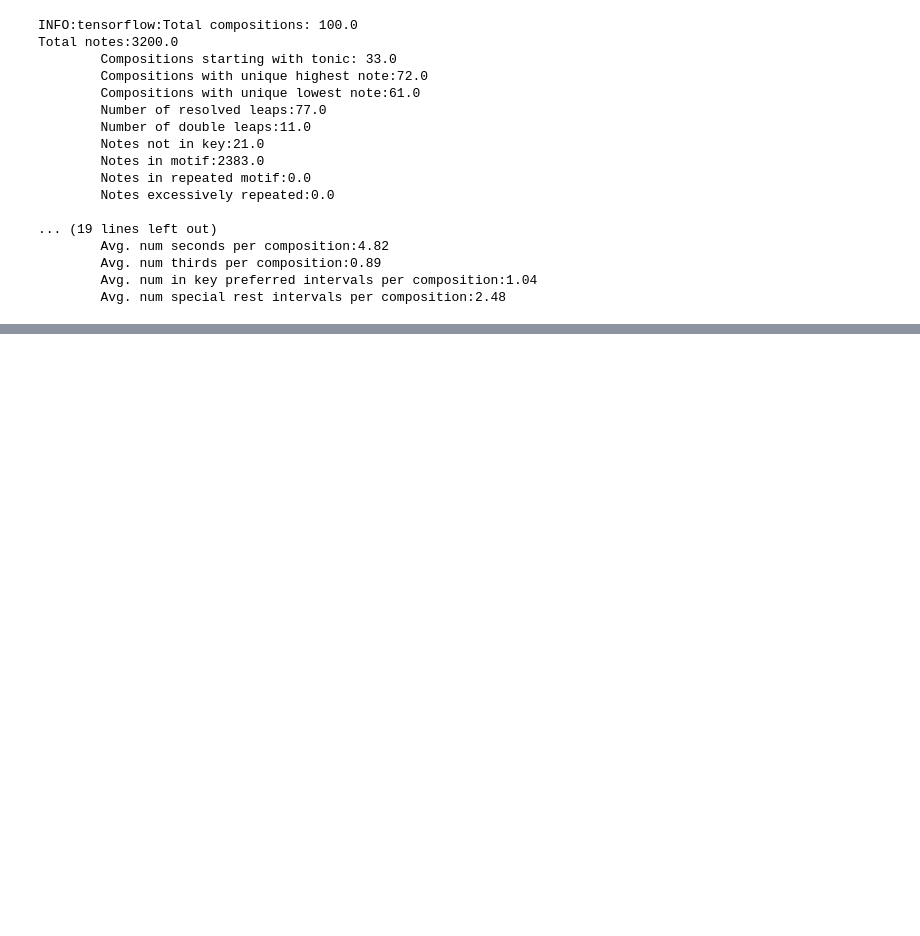
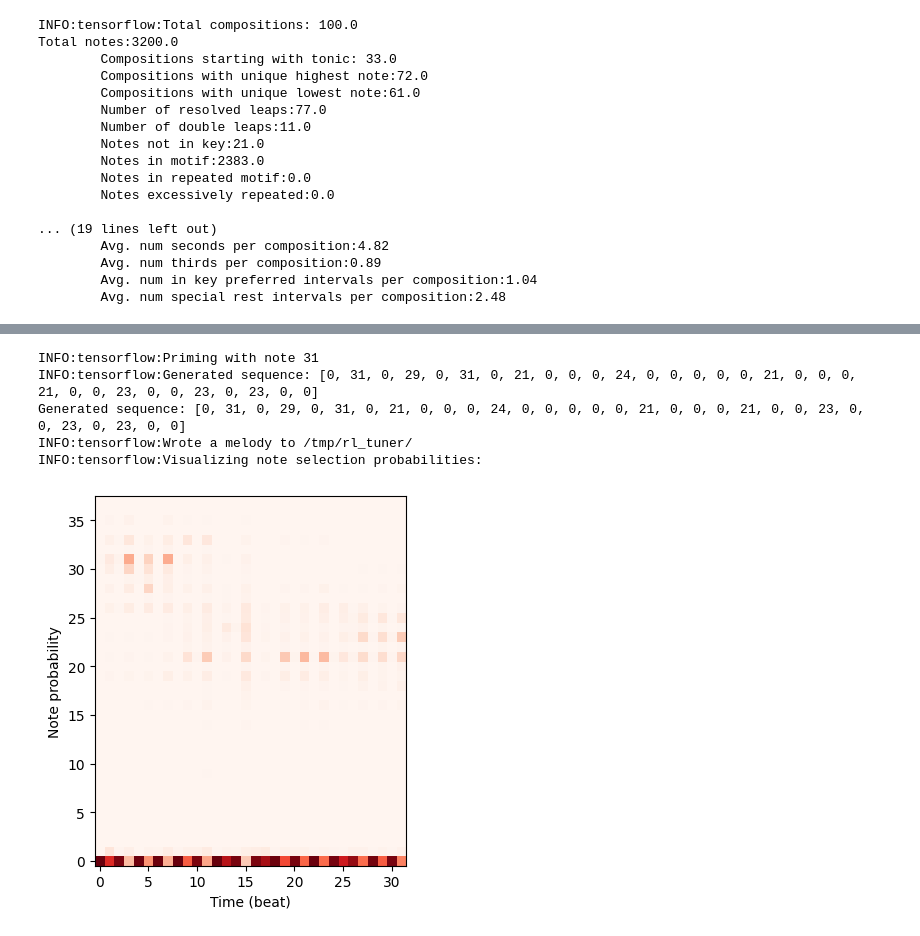
Before and after one commit to xxArchitect/music-generation-deep-RL, a Jupyter notebook: RL_Tuner.ipynb, the cells around one changed output, grey strips where cells are left out. Saved outputs shown, nothing was run; the diff lists cells and outputs as text; code cells hidden in the pictures; blank space fills up the shorter version.

```diff
--- a/RL_Tuner.ipynb
+++ b/RL_Tuner.ipynb
@@ -454,0 +448,14 @@ Total notes:3200.0
+# %%
+cs_rl_net = rl_tuner_new_rew.ContourSmoothnessTuner(output_dir=output_dir,
+                                                    midi_primer=midi_primer,
+                                                    dqn_hparams=dqn_hparams,
+                                                    reward_scaler=reward_scaler,
+                                                    save_name=output_ckpt,
+                                                    output_every_nth=output_every_nth,
+                                                    note_rnn_checkpoint_dir=note_rnn_checkpoint_dir,
+                                                    note_rnn_checkpoint_file=backup_checkpoint_file,
+                                                    note_rnn_type=note_rnn_type,
+                                                    note_rnn_hparams=hparams,
+                                                    num_notes_in_melody=num_notes_in_melody,
+                                                    exploration_mode=exploration_mode,
+                                                    algorithm=algorithm)
@@ -454,0 +497,9 @@ Total notes:3200.0
+# %%
+cs_rl_net.generate_music_sequence(visualize_probs=True, title='pre_cs', length=32)
+# %% [output]
+INFO:tensorflow:Priming with note 31
+INFO:tensorflow:Generated sequence: [0, 31, 0, 29, 0, 31, 0, 21, 0, 0, 0, 24, 0, 0, 0, 0, 0, 21, 0, 0, 0, 21, 0, 0, 23, 0, 0, 23, 0, 23, 0, 0]
+Generated sequence: [0, 31, 0, 29, 0, 31, 0, 21, 0, 0, 0, 24, 0, 0, 0, 0, 0, 21, 0, 0, 0, 21, 0, 0, 23, 0, 0, 23, 0, 23, 0, 0]
+INFO:tensorflow:Wrote a melody to /tmp/rl_tuner/
+INFO:tensorflow:Visualizing note selection probabilities:
+[figure, added]
```
Also changed, not shown: parts of 45 cells of this notebook, 3 other files.
